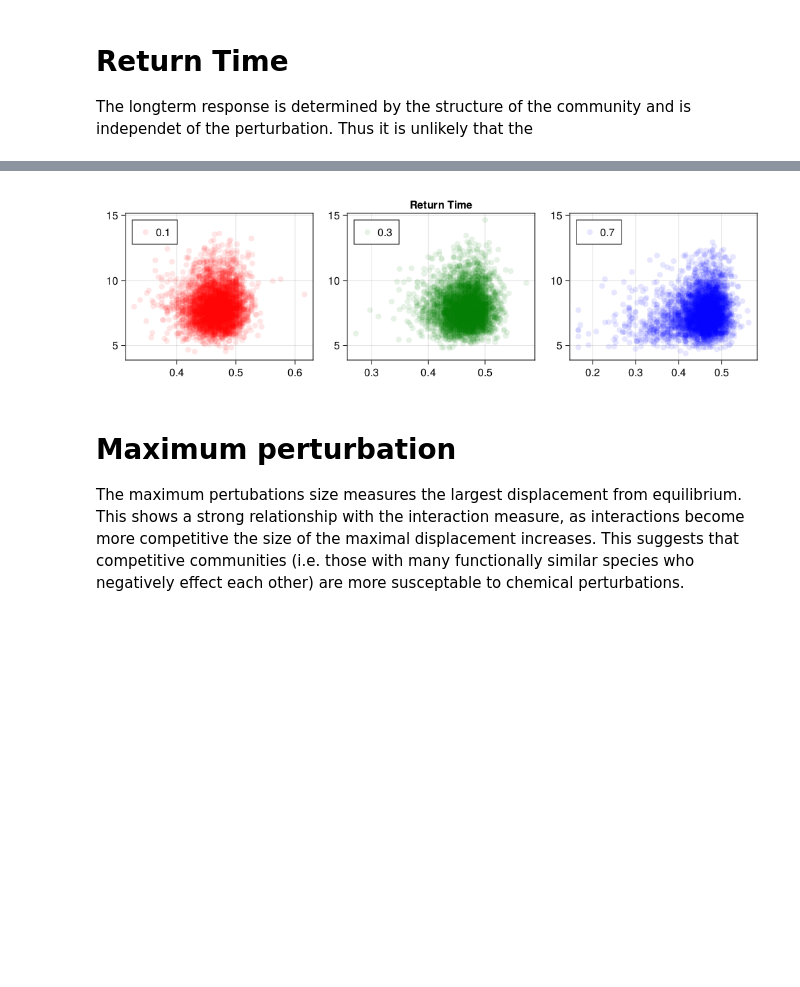
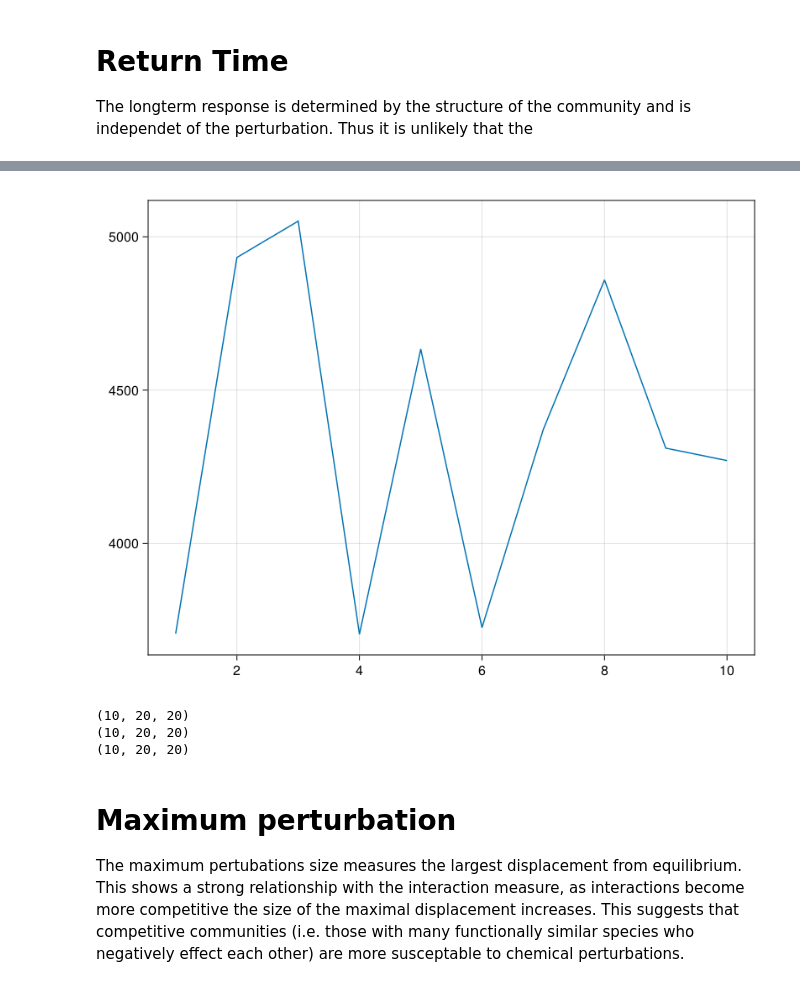
Before and after one commit to CleggTom/chemicalstressors, a Jupyter notebook: notebooks/detox_stress_model.ipynb, the cells around one changed output, grey strips where cells are left out. Saved outputs shown, nothing was run; the diff lists cells and outputs as text; code cells hidden in the pictures; blank space fills up the shorter version.

```diff
--- a/notebooks/detox_stress_model.ipynb
+++ b/notebooks/detox_stress_model.ipynb
@@ -229,9 +234,15 @@ f
+# %%
+# plotting
+R = -1 ./ mean(Real.(analysis["Rinf"])[:,1,:,1,1],dims=2)[:,1,:]
+lines(R[:], solid_color = "black")
+# %% [output]
+[figure, added]
 # %%
 
 λ = map(x -> Real(x), analysis["Rinf"])
 
 f = Figure(resolution = (1000,300))
-ax = [Axis(f[1,i]) for i = 1:3]
+ax = [Axis(f[1,i], xlabel = "Interaction Strength") for i = 1:3]
 res = zeros(20,3)
 
 ρ = 3
@@ -240,20 +251,40 @@ c = ["red","green","blue"]
 
 # #rescale rates
 for l = 1:3
-        R = λ[:,:,:,l,ρ][:]
-        a = prop_pos[:,:,:,l,ρ][:]
-        indxR = findall(R .< 0)
-        scatter!(ax[l], (a[indxR]), log.(-1 ./ R[indxR]), label = string(λ_vec[l]), color = (c[l],0.1))
+    # for l_s = 1:N_l
+
+        R = λ[:,:,:,l,ρ]
+
+        # s = hcat(fill(s_vec, N_r)...)'
+
+        # boxplot!(ax[l], log10.(s[:]), R[:], color = "grey", width = 0.1)
+
+
+        # println(size(R))
+
+        # a = a_mean[:,:,:,l,ρ][:]
+        # bins = range(minimum(a)-0.1,maximum(a)+0.1,length = 100)
+        # a_bin = map(x -> findfirst(x .< bins), a)
+        # w = (bins[1:end-1] .+ bins[2:end]) ./ 2
+        # indxR = findall(R .< 0)
+        # boxplot!(ax[l], (w[a_bin[indxR]]), log.(-1 ./ R[indxR]), label = string(λ_vec[l]), color = (c[l],0.6), show_outliers= false, width = 0.002)
+    # end
 end
 
-axislegend.(ax, position = :lt)
-linkyaxes!(ax...)
+# axislegend.(ax, position = :lt)
+# linkaxes!(ax...)
 
-ax[2].title = "Return Time"
+# ax[2].title = "Return Time"
 
-f
+# f
+
+
+
+# s_vec
 # %% [output]
-[figure, removed]
+(10, 20, 20)
+(10, 20, 20)
+(10, 20, 20)
 # %% [markdown]
 # Maximum perturbation
 
```
Also changed, not shown: parts of 6 cells of this notebook.
